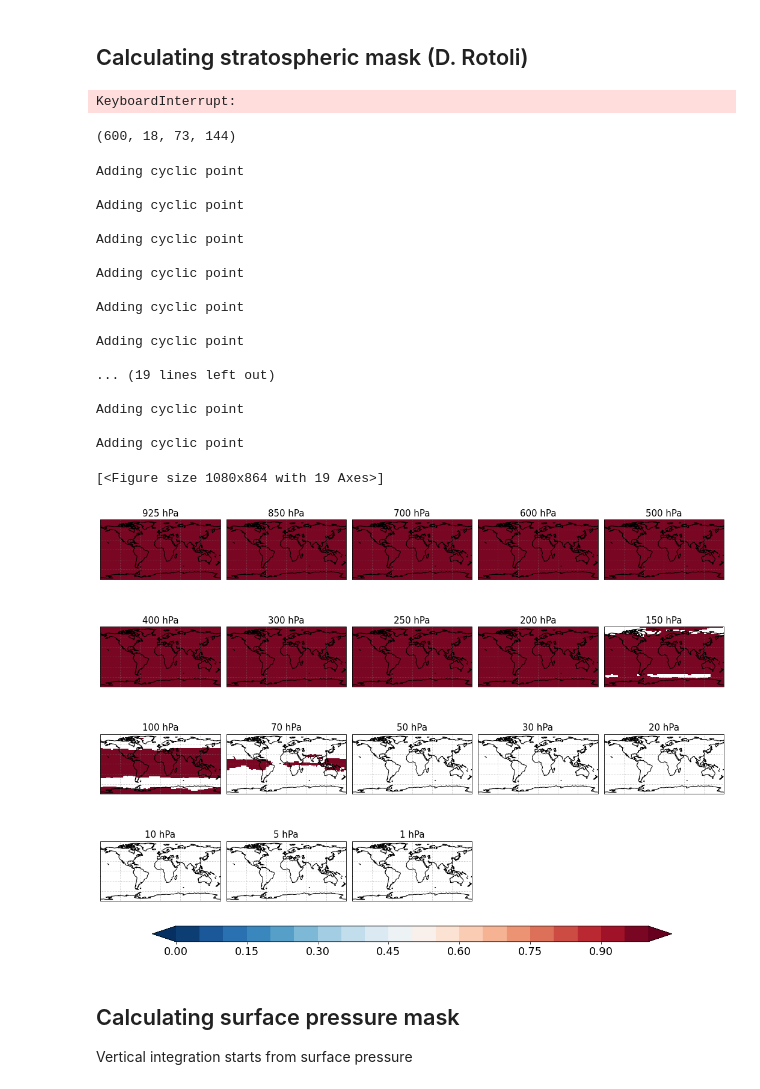
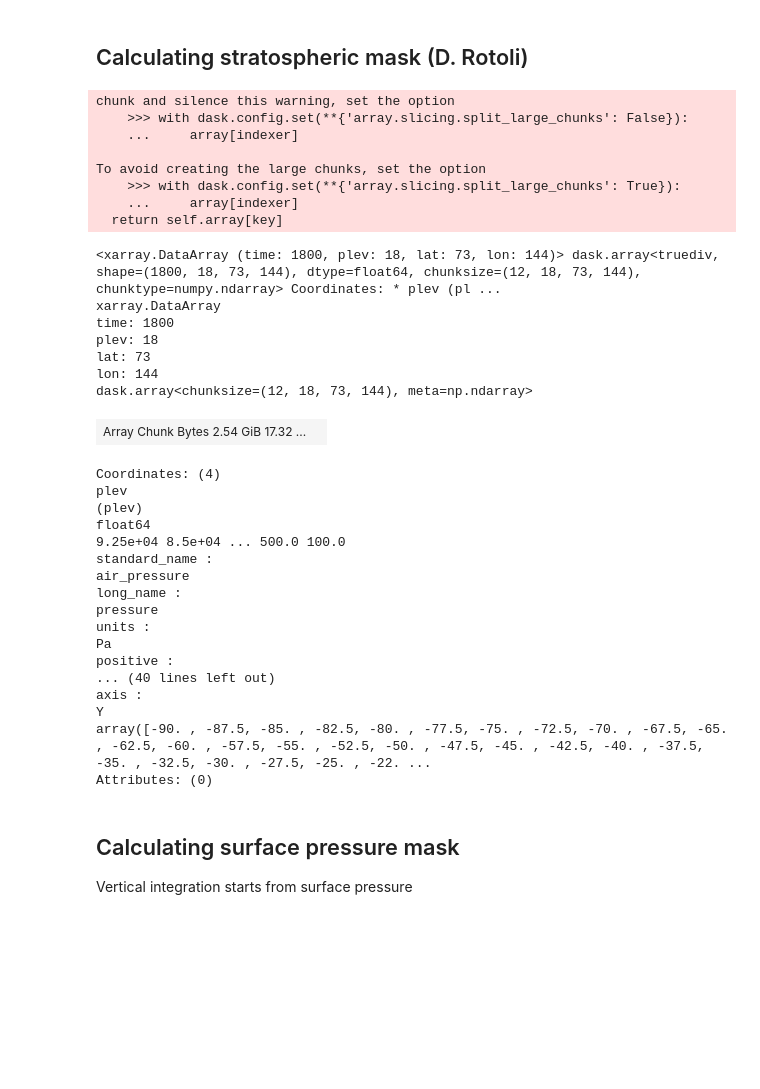
Before and after one commit to fedef17/FScripts, a Jupyter notebook: tunecs/calc_feedbacks_4xCO2.ipynb, the cells around one changed output. Saved outputs shown, nothing was run; the diff lists cells and outputs as text; code cells hidden in the pictures; blank space fills up the shorter version.

```diff
--- a/tunecs/calc_feedbacks_4xCO2.ipynb
+++ b/tunecs/calc_feedbacks_4xCO2.ipynb
@@ -105,15 +107,46 @@ num_year = 150
 
 filist = glob.glob(filin_4c.format('ta'))
 filist.sort()
-temp = xr.open_mfdataset(filist[:num_year])
+temp = xr.open_mfdataset(filist[:num_year], chunks = {'time': 60})
 
 A=(temp.plev/temp['ta'])*(9.81/1005)
 laps1=(temp['ta'].diff(dim='plev'))*A  #derivata sulla verticale = laspe-rate
 laps1=laps1.where(laps1<=-2)
 mask = laps1/laps1
 # %% [output]
-KeyboardInterrupt:
+chunk and silence this warning, set the option
+    >>> with dask.config.set(**{'array.slicing.split_large_chunks': False}):
+    ...     array[indexer]
+
+To avoid creating the large chunks, set the option
+    >>> with dask.config.set(**{'array.slicing.split_large_chunks': True}):
+    ...     array[indexer]
+  return self.array[key]
 # %%
-mask.shape
+mask
 # %% [output]
-(600, 18, 73, 144)
+<xarray.DataArray (time: 1800, plev: 18, lat: 73, lon: 144)> dask.array<truediv, shape=(1800, 18, 73, 144), dtype=float64, chunksize=(12, 18, 73, 144), chunktype=numpy.ndarray> Coordinates: * plev (pl ...
+xarray.DataArray
+time: 1800
+plev: 18
+lat: 73
+lon: 144
+dask.array<chunksize=(12, 18, 73, 144), meta=np.ndarray>
+| Array Chunk Bytes 2.54 GiB 17.32 ... |  |
+Coordinates: (4)
+plev
+(plev)
+float64
+9.25e+04 8.5e+04 ... 500.0 100.0
+standard_name :
+air_pressure
+long_name :
+pressure
+units :
+Pa
+positive :
+... (40 lines left out)
+axis :
+Y
+array([-90. , -87.5, -85. , -82.5, -80. , -77.5, -75. , -72.5, -70. , -67.5, -65. , -62.5, -60. , -57.5, -55. , -52.5, -50. , -47.5, -45. , -42.5, -40. , -37.5, -35. , -32.5, -30. , -27.5, -25. , -22. ...
+Attributes: (0)
@@ -126,25 +160,6 @@ mm = mask.mean('time').compute()
 # %%
+mm = mask.groupby('time.month').mean().compute()
 ctl.plot_multimap_contour([mm[i] for i in range(len(mm.plev))], cbar_range = (0, 1), subtitles = [f'{int(lev.values/100)} hPa' for lev in mm.plev])
-# %% [output]
-Adding cyclic point
-
-Adding cyclic point
-
-Adding cyclic point
-
-Adding cyclic point
-
-Adding cyclic point
-
-Adding cyclic point
-
-... (19 lines left out)
-
-Adding cyclic point
-
-Adding cyclic point
-[<Figure size 1080x864 with 19 Axes>]
-[figure, removed]
 # %% [markdown]
 ## Calculating surface pressure mask
 Vertical integration starts from surface pressure
```
Also changed, not shown: parts of 13 cells of this notebook.
